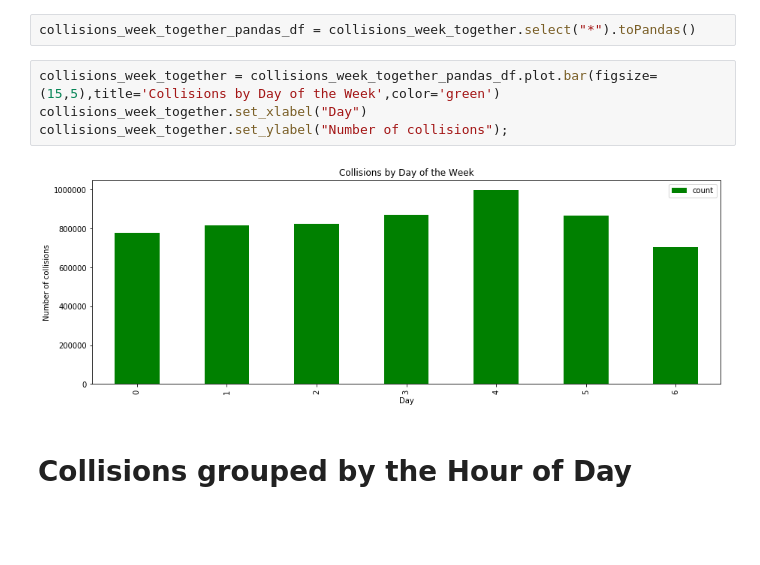
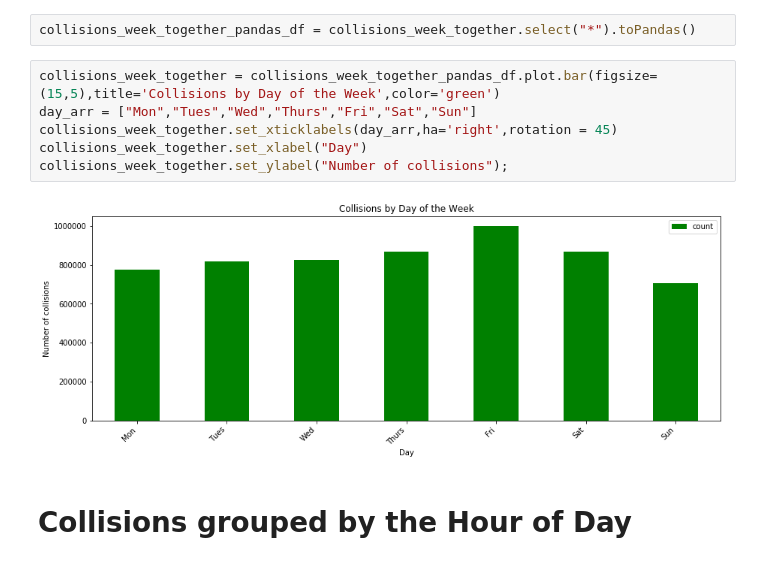
Before and after one commit to SinghGursimran/Analysis-of-Car-Accidents-in-Canada-using-PySpark, a Jupyter notebook: Analysis.ipynb, the cells around one changed output. Saved outputs shown, nothing was run; the diff lists cells and outputs as text; blank space fills up the shorter version.

```diff
--- a/Analysis.ipynb
+++ b/Analysis.ipynb
@@ -109,10 +111,12 @@ collisions_week_together.show(collisions_week_together.count(),False)
 collisions_week_together_pandas_df = collisions_week_together.select("*").toPandas()
 # %%
 collisions_week_together = collisions_week_together_pandas_df.plot.bar(figsize=(15,5),title='Collisions by Day of the Week',color='green')
+day_arr = ["Mon","Tues","Wed","Thurs","Fri","Sat","Sun"]
+collisions_week_together.set_xticklabels(day_arr,ha='right',rotation = 45)
 collisions_week_together.set_xlabel("Day")
 collisions_week_together.set_ylabel("Number of collisions");
 # %% [output]
-[figure, old version]
+[figure, new version]
 # %% [markdown]
 # Collisions grouped by the Hour of Day
 # %%
```
Also changed, not shown: parts of 6 cells of this notebook.
